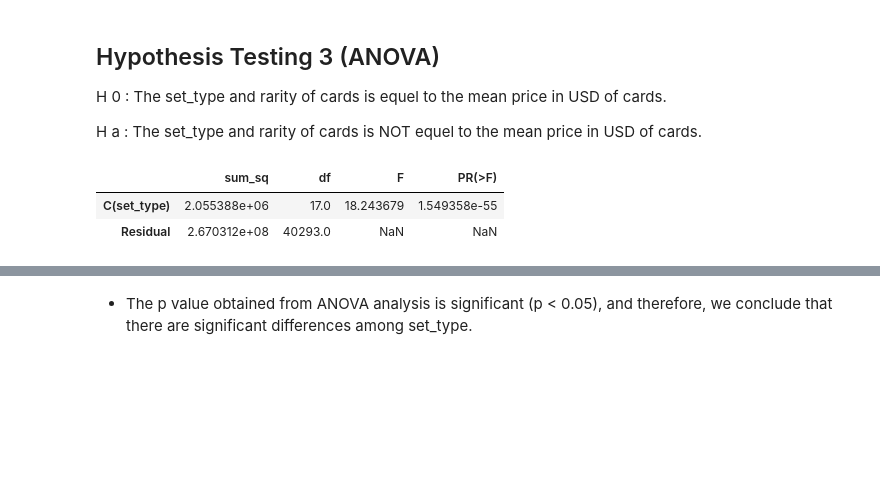
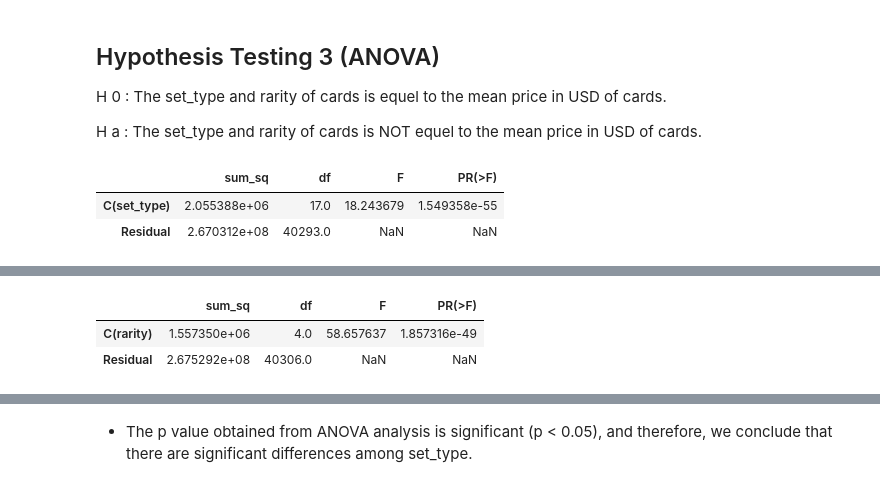
Before and after one commit to Jemison-DavidJasonStephenVasiliy/MTG-Project, a Jupyter notebook: David/David_Final_Notebook.ipynb, the cells around one changed output, grey strips where cells are left out. Cells and saved outputs as stored; diff of their text form; code cells hidden in the pictures; blank space fills up the shorter version.

```diff
--- a/David/David_Final_Notebook.ipynb
+++ b/David/David_Final_Notebook.ipynb
@@ -345,0 +375,9 @@ anova_table
+# %%
+# Ordinary Least Squares (OLS) model
+model = ols('usd ~ C(rarity)', data=rarity_count).fit()
+anova_table = sm.stats.anova_lm(model, typ=2)
+anova_table
+# %% [output]
+|  | sum_sq | df | F | PR(>F) |
+| C(rarity) | 1.557350e+06 | 4.0 | 58.657637 | 1.857316e-49 |
+| Residual | 2.675292e+08 | 40306.0 | NaN | NaN |
```
Also changed, not shown: parts of 8 cells of this notebook.
